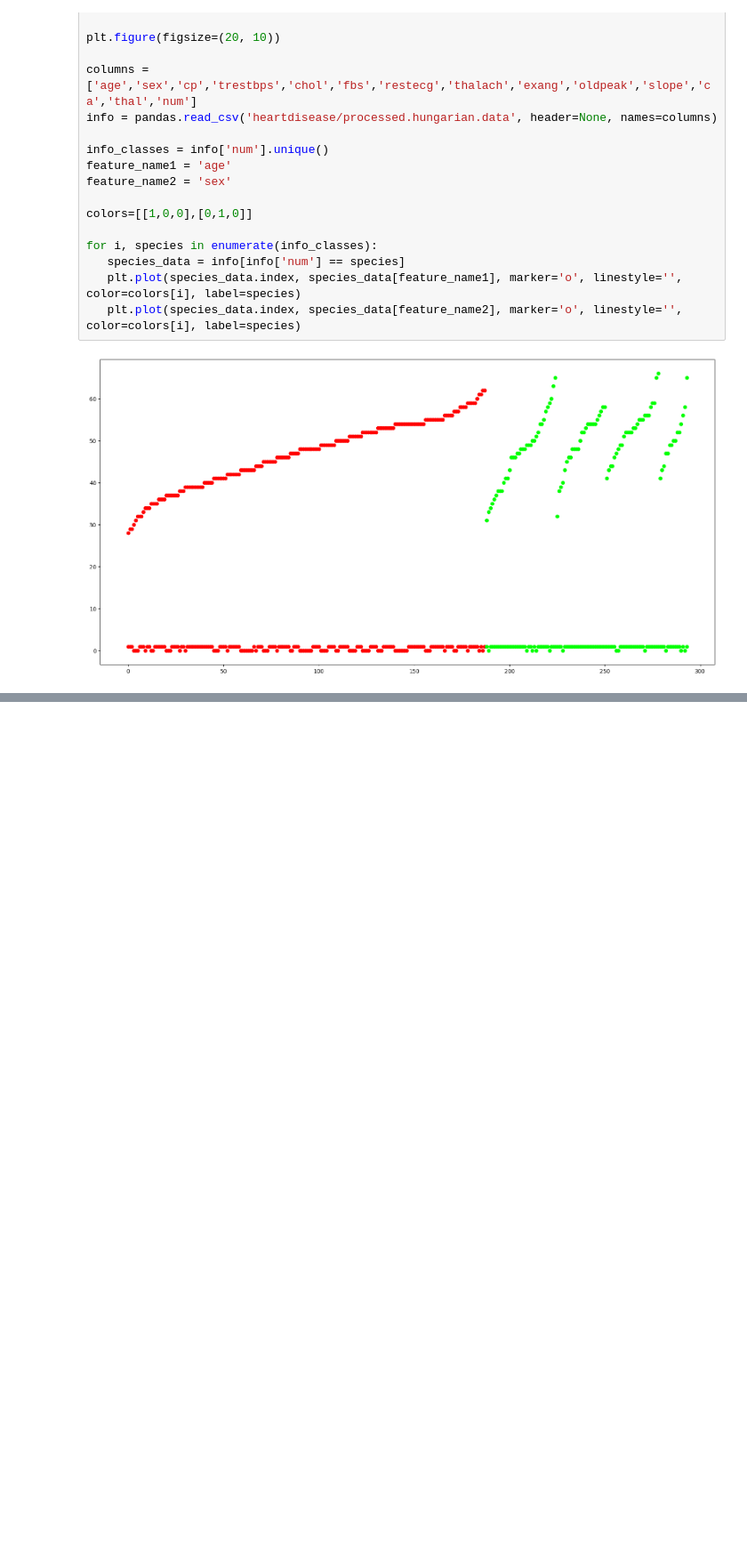
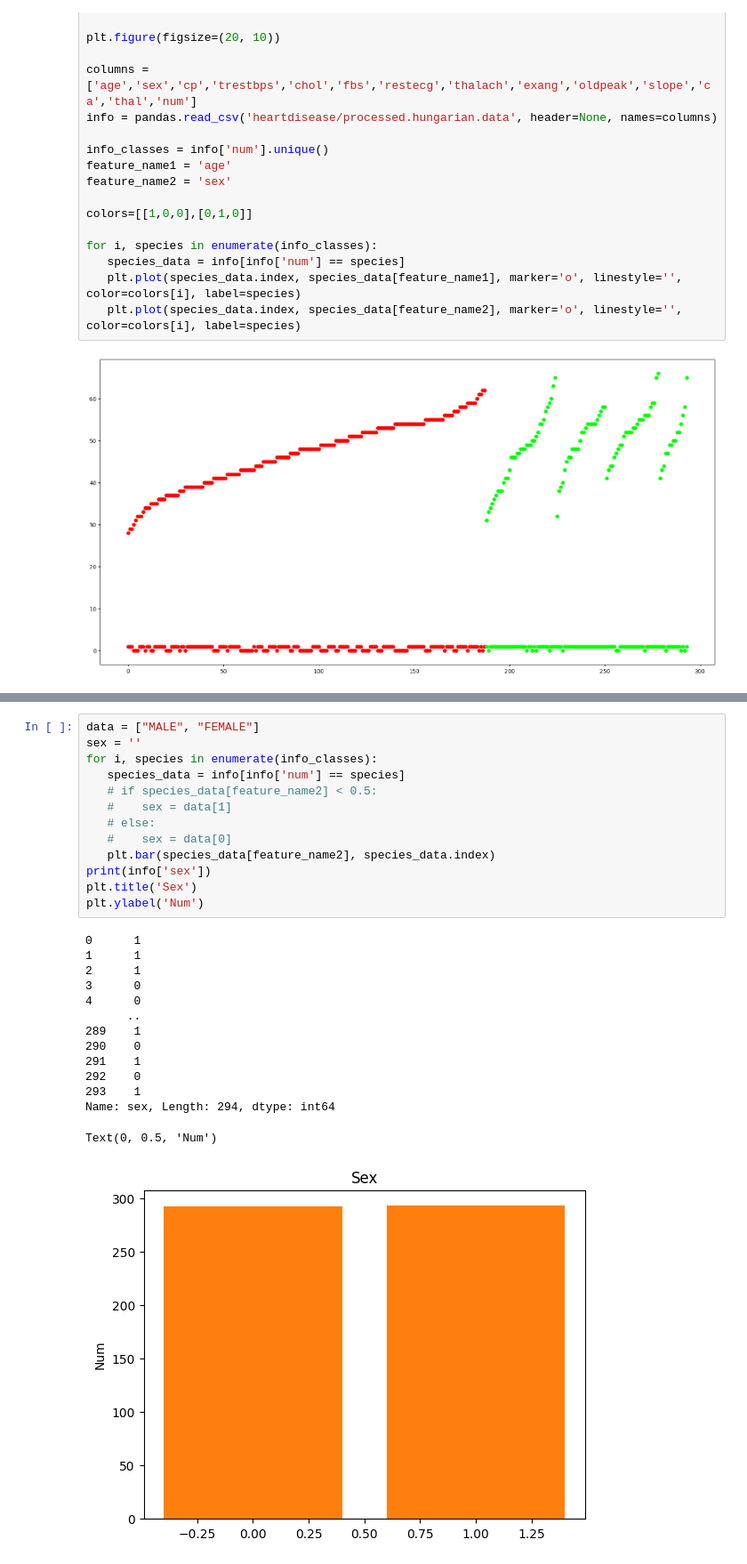
Before and after one commit to LABforLeraning/AI, a Jupyter notebook: Assignment-05.ipynb, the cells around one changed output, grey strips where cells are left out. Shown: that part at 89% size. Cells and saved outputs as stored; diff of their text form; blank space fills up the shorter version.

```diff
--- a/Assignment-05.ipynb
+++ b/Assignment-05.ipynb
@@ -41,0 +58,28 @@ for i, species in enumerate(info_classes):
+# %%
+data = ["MALE", "FEMALE"]
+sex = ''
+for i, species in enumerate(info_classes):
+   species_data = info[info['num'] == species]
+   # if species_data[feature_name2] < 0.5:
+   #    sex = data[1]
+   # else:
+   #    sex = data[0]
+   plt.bar(species_data[feature_name2], species_data.index)
+print(info['sex'])
+plt.title('Sex')
+plt.ylabel('Num')
+# %% [output]
+0      1
+1      1
+2      1
+3      0
+4      0
+      ..
+289    1
+290    0
+291    1
+292    0
+293    1
+Name: sex, Length: 294, dtype: int64
+Text(0, 0.5, 'Num')
+[figure, added]
```
Also changed, not shown: parts of 1 cell of this notebook.
